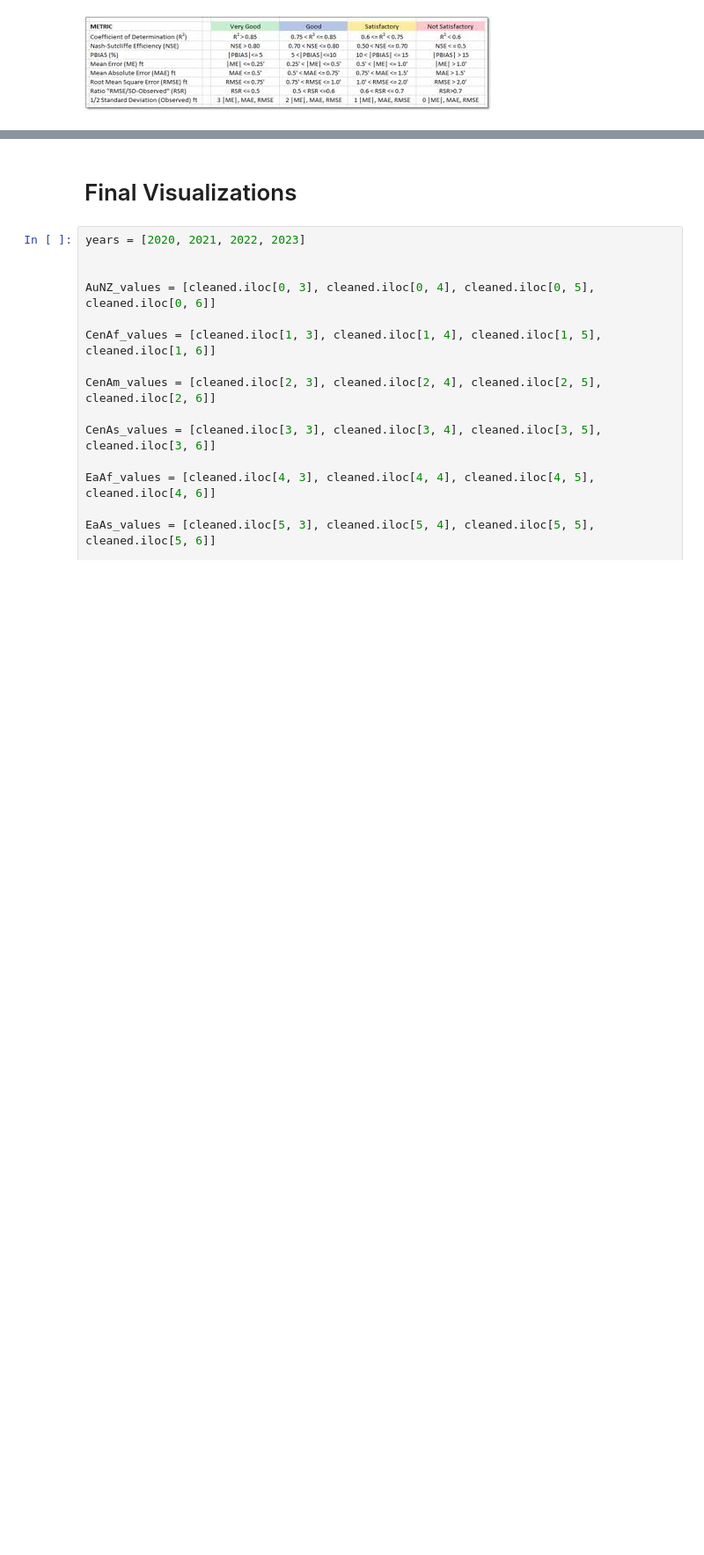
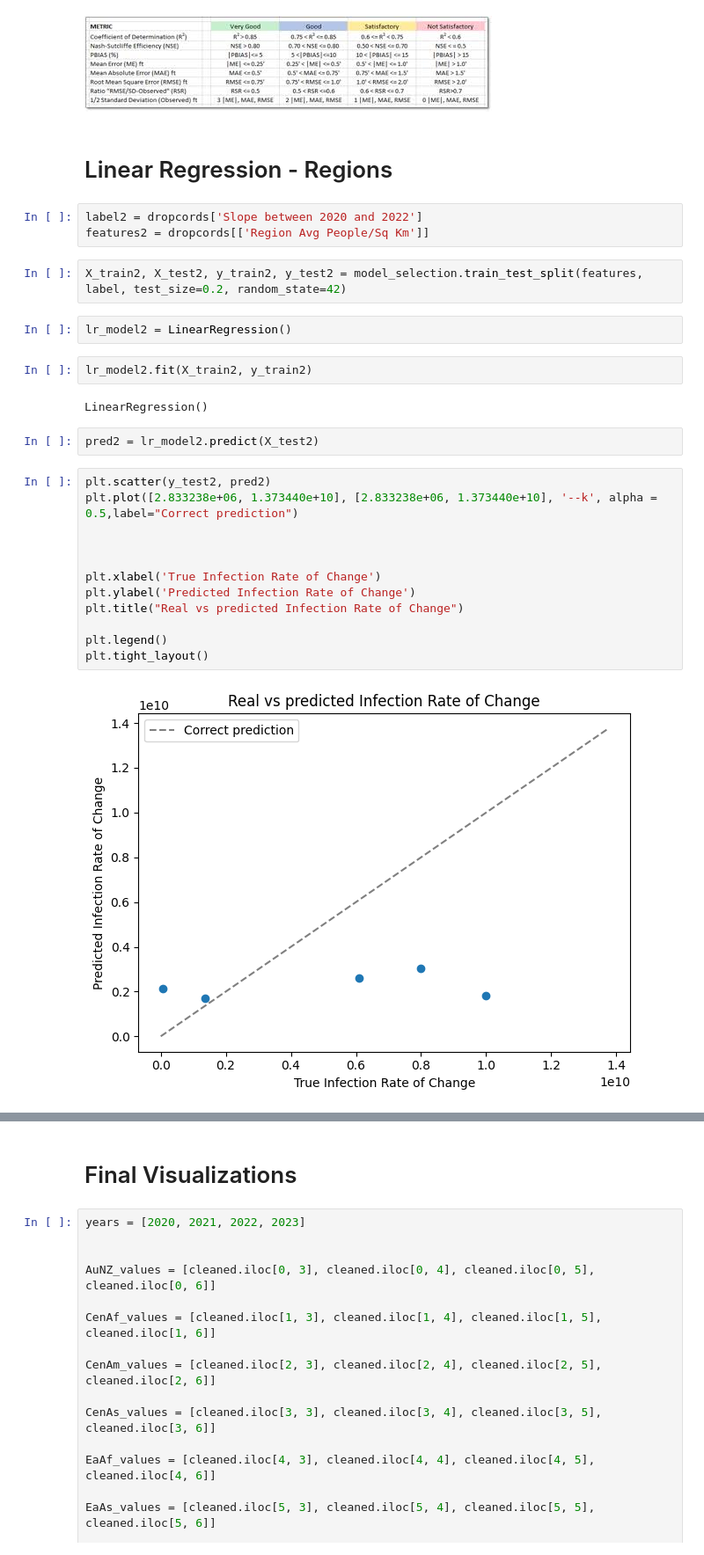
Before and after one commit to lily-the-real-lilly/first, a Jupyter notebook: CovidResearch.ipynb, the cells around one changed output, grey strips where cells are left out. Shown at 88% size. Drawn from its saved outputs; the diff is of its cells as text; blank space fills up the shorter version.

```diff
--- a/CovidResearch.ipynb
+++ b/CovidResearch.ipynb
@@ -613,3 +449,32 @@ R2 score:  -2.250366903173131
 * R2 Score = Not Satisfactory
 # %% [markdown]
 ![modeltesting.jpg](embedded-picture-1)
+# %% [markdown]
+# Linear Regression - Regions
+# %%
+label2 = dropcords['Slope between 2020 and 2022']
+features2 = dropcords[['Region Avg People/Sq Km']]
+# %%
+X_train2, X_test2, y_train2, y_test2 = model_selection.train_test_split(features, label, test_size=0.2, random_state=42)
+# %%
+lr_model2 = LinearRegression()
+# %%
+lr_model2.fit(X_train2, y_train2)
+# %% [output]
+LinearRegression()
+# %%
+pred2 = lr_model2.predict(X_test2)
+# %%
+plt.scatter(y_test2, pred2)
+plt.plot([2.833238e+06, 1.373440e+10], [2.833238e+06, 1.373440e+10], '--k', alpha = 0.5,label="Correct prediction")
+
+
+
+plt.xlabel('True Infection Rate of Change')
+plt.ylabel('Predicted Infection Rate of Change')
+plt.title("Real vs predicted Infection Rate of Change")
+
+plt.legend()
+plt.tight_layout()
+# %% [output]
+[figure, added]
```
Also changed, not shown: parts of 35 cells of this notebook.
